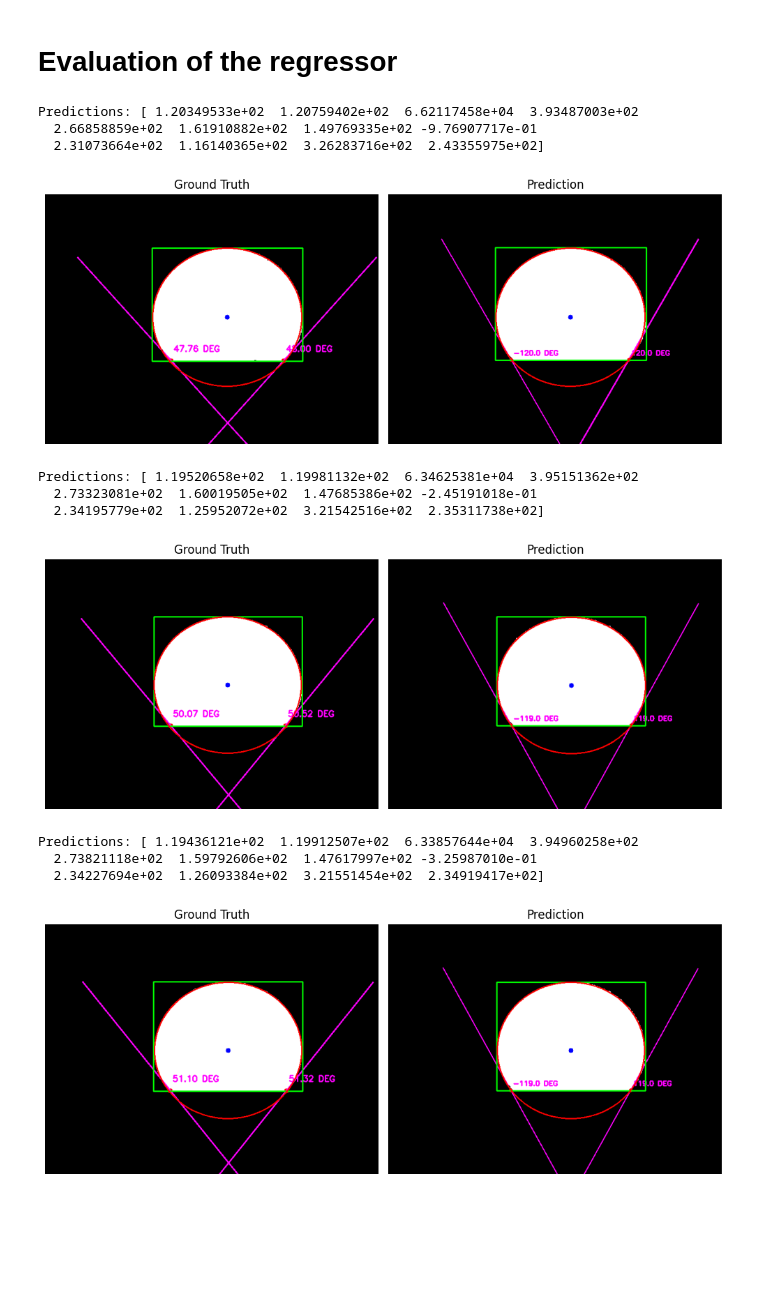
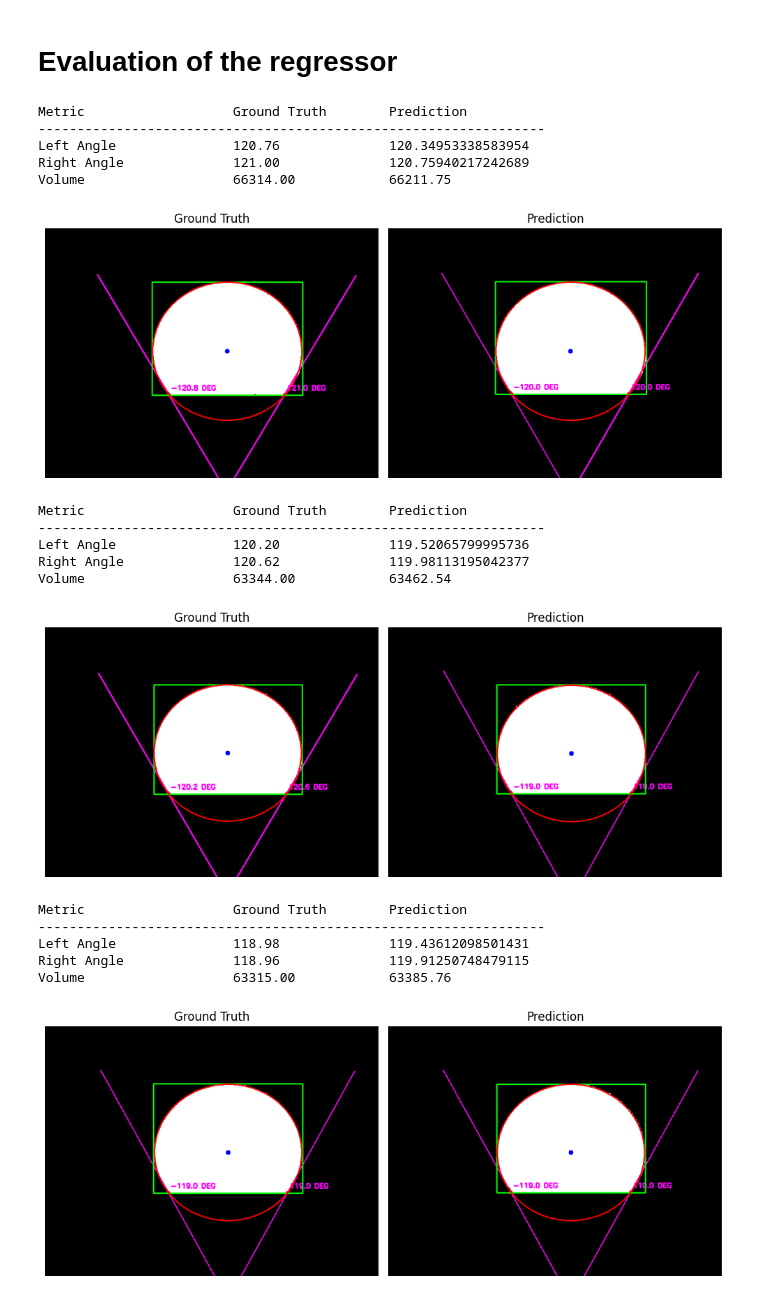
Before and after one commit to alesarritz/droplet-ml, a Jupyter notebook: 6. CNN Regressor Models/regressor_evaluation.ipynb, the cells around one changed output. Drawn from its saved outputs; the diff is of its cells as text; code cells hidden in the pictures; blank space fills up the shorter version.

```diff
--- a/6. CNN Regressor Models/regressor_evaluation.ipynb
+++ b/6. CNN Regressor Models/regressor_evaluation.ipynb
@@ -39,7 +39,8 @@ for _, row in random_rows.iterrows():
     xc, yc = int(row['Ellipse_XC']), int(row['Ellipse_YC'])
 
     # Ground truth marked mask
-    marked_mask = mark_tangent_and_angle_on_mask(mask, frame_id, xc, yc, row['Ellipse_A'], row['Ellipse_B'], row['BBox_Y'], row['BBox_H'])
+    # marked_mask = mark_tangent_and_angle_on_mask(mask, frame_id, xc, yc, row['Ellipse_A'], row['Ellipse_B'], row['BBox_Y'], row['BBox_H'])
+    marked_mask = mark_tangent_and_angle_given_angle(mask, xc, yc, row['Ellipse_A'], row['Ellipse_B'], row['Ellipse_Theta'], [row['Left_Angle'], row['Right_Angle']], row['BBox_Y'], row['BBox_H'])
     marked_mask = mark_point_on_mask(marked_mask, xc, yc)
     marked_mask = mark_bounding_box_on_mask(marked_mask, row['BBox_X'], row['BBox_Y'], row['BBox_W'], row['BBox_H'])
     marked_mask = mark_ellipse_on_mask(marked_mask, xc, yc, row['Ellipse_A'], row['Ellipse_B'], row['Ellipse_Theta'])
@@ -57,45 +58,58 @@ for _, row in random_rows.iterrows():
     scaler = load("scaler.joblib")
     pred_np = predictions.cpu().numpy().flatten()         # Shape: (12,)
     pred = scaler.inverse_transform([pred_np])[0]         # Shape: (12,)
-    print("Predictions:", pred)
 
     # Predicted marked mask
     pred_left_angle, pred_right_angle = int(pred[0]), int(pred[1])
     pred_xc, pred_yc = int(pred[3]), int(pred[4])
     pred_a, pred_b, pred_theta = pred[5], pred[6], pred[7]
     pred_bbox_x, pred_bbox_y, pred_bbox_w, pred_bbox_h = map(int, pred[8:12])
+
+
+    # Display ground truth and predicted angles in a formatted table
+    print(f"{'Metric':<25}{'Ground Truth':<20}{'Prediction':<20}")
+    print("-" * 65)
+    print(f"{'Left Angle':<25}{row['Left_Angle']:<20.2f}{pred[0]:<20}")
+    print(f"{'Right Angle':<25}{row['Right_Angle']:<20.2f}{pred[1]:<20}")
+    print(f"{'Volume':<25}{row['Volume']:<20.2f}{pred[2]:<20.2f}")
 
     marked_pred = mark_tangent_and_angle_given_angle(mask, pred_xc, pred_yc, pred_a, pred_b, pred_theta, [pred_left_angle, pred_right_angle], pred_bbox_y, pred_bbox_h)
     marked_pred = mark_point_on_mask(marked_pred, pred_xc, pred_yc)
     marked_pred = mark_bounding_box_on_mask(marked_pred, pred_bbox_x, pred_bbox_y, pred_bbox_w, pred_bbox_h)
     marked_pred = mark_ellipse_on_mask(marked_pred, pred_xc, pred_yc, pred_a, pred_b, pred_theta)
 
     # Convert to RGB for matplotlib
     marked_gt_rgb = cv2.cvtColor(marked_mask, cv2.COLOR_BGR2RGB)
     marked_pred_rgb = cv2.cvtColor(marked_pred, cv2.COLOR_BGR2RGB)
 
     # Display side-by-side
     fig, axs = plt.subplots(1, 2, figsize=(10, 5))
     axs[0].imshow(marked_gt_rgb)
     axs[0].set_title("Ground Truth")
     axs[0].axis("off")
 
     axs[1].imshow(marked_pred_rgb)
     axs[1].set_title("Prediction")
     axs[1].axis("off")
 
     plt.tight_layout()
     plt.show()
 # %% [output]
-Predictions: [ 1.20349533e+02  1.20759402e+02  6.62117458e+04  3.93487003e+02
-  2.66858859e+02  1.61910882e+02  1.49769335e+02 -9.76907717e-01
-  2.31073664e+02  1.16140365e+02  3.26283716e+02  2.43355975e+02]
+Metric                   Ground Truth        Prediction
+-----------------------------------------------------------------
+Left Angle               120.76              120.34953338583954
+Right Angle              121.00              120.75940217242689
+Volume                   66314.00            66211.75
-[figure, old version]
+[figure, new version]
-Predictions: [ 1.19520658e+02  1.19981132e+02  6.34625381e+04  3.95151362e+02
-  2.73323081e+02  1.60019505e+02  1.47685386e+02 -2.45191018e-01
-  2.34195779e+02  1.25952072e+02  3.21542516e+02  2.35311738e+02]
+Metric                   Ground Truth        Prediction
+-----------------------------------------------------------------
+Left Angle               120.20              119.52065799995736
+Right Angle              120.62              119.98113195042377
+Volume                   63344.00            63462.54
-[figure, old version]
+[figure, new version]
-Predictions: [ 1.19436121e+02  1.19912507e+02  6.33857644e+04  3.94960258e+02
-  2.73821118e+02  1.59792606e+02  1.47617997e+02 -3.25987010e-01
-  2.34227694e+02  1.26093384e+02  3.21551454e+02  2.34919417e+02]
+Metric                   Ground Truth        Prediction
+-----------------------------------------------------------------
+Left Angle               118.98              119.43612098501431
+Right Angle              118.96              119.91250748479115
+Volume                   63315.00            63385.76
-[figure, old version]
+[figure, new version]
```
Also changed, not shown: parts of 1 cell of this notebook.
